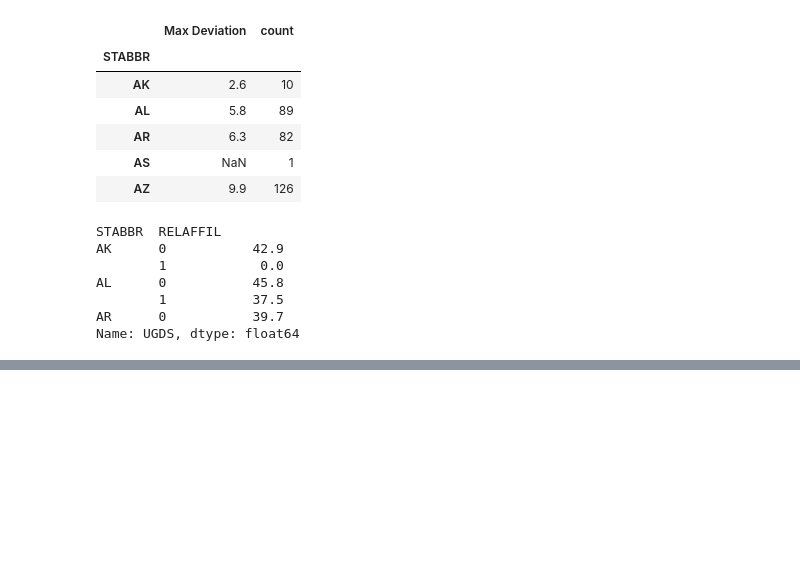
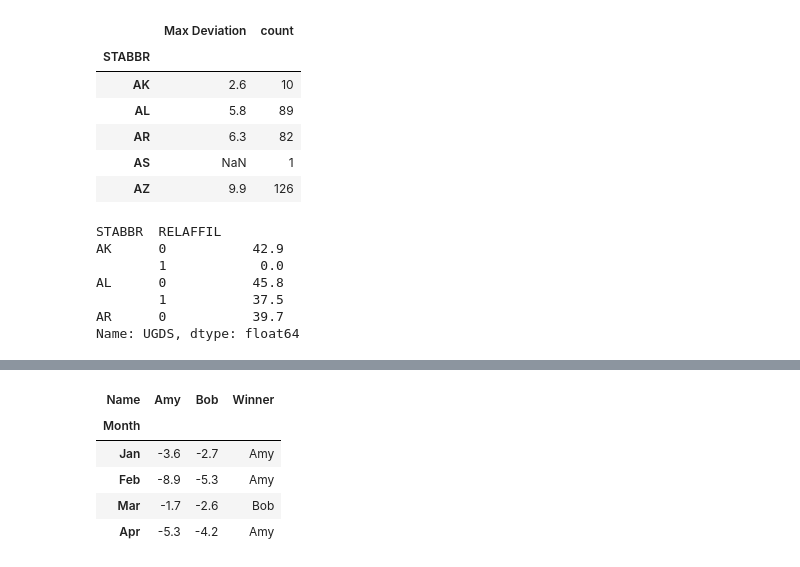
Before and after one commit to minstrel1149/pandas_practice-cookbook1, a Jupyter notebook: Pd_cookbook_1_chapter9.ipynb, the cells around one changed output, grey strips where cells are left out. Cells and saved outputs as stored; diff of their text form; code cells hidden in the pictures; blank space fills up the shorter version.

```diff
--- a/Pd_cookbook_1_chapter9.ipynb
+++ b/Pd_cookbook_1_chapter9.ipynb
@@ -239,0 +334,20 @@ def between_n_m(n, m):
+# %%
+(weight_loss
+# assign() 메서드 활용하여 새 열 생성하면서 groupby() 객체의 transform() 메서드 활용
+.assign(percent_loss=weight_loss.groupby(['Name', 'Month'])['Weight'].transform(pct_loss).round(1))
+# query() 메서드를 통해 Week 4만 추출하여 승자 비교
+.query("Week == 'Week 4'")
+# pivot() 메서드 이용, 월을 인덱스, 이름을 열, 감량수치를 값으로 지정하여 집계된 데이터 생성
+.pivot(index='Month', columns='Name', values='percent_loss')
+# reindex() 메서드 이용하여 인덱스 재정렬
+.reindex(['Jan', 'Feb', 'Mar', 'Apr'])
+# assign() 메서드 활용하여 새 열 생성 -> numpy의 where() 함수 활용하여 승자 출력
+.assign(Winner=lambda df: np.where(df['Amy'] > df['Bob'], 'Bob', 'Amy'))
+)
+# %% [output]
+| Name | Amy | Bob | Winner |
+| Month |  |  |  |
+| Jan | -3.6 | -2.7 | Amy |
+| Feb | -8.9 | -5.3 | Amy |
+| Mar | -1.7 | -2.6 | Bob |
+| Apr | -5.3 | -4.2 | Amy |
```
Also changed, not shown: parts of 10 cells of this notebook, 1 other file.
